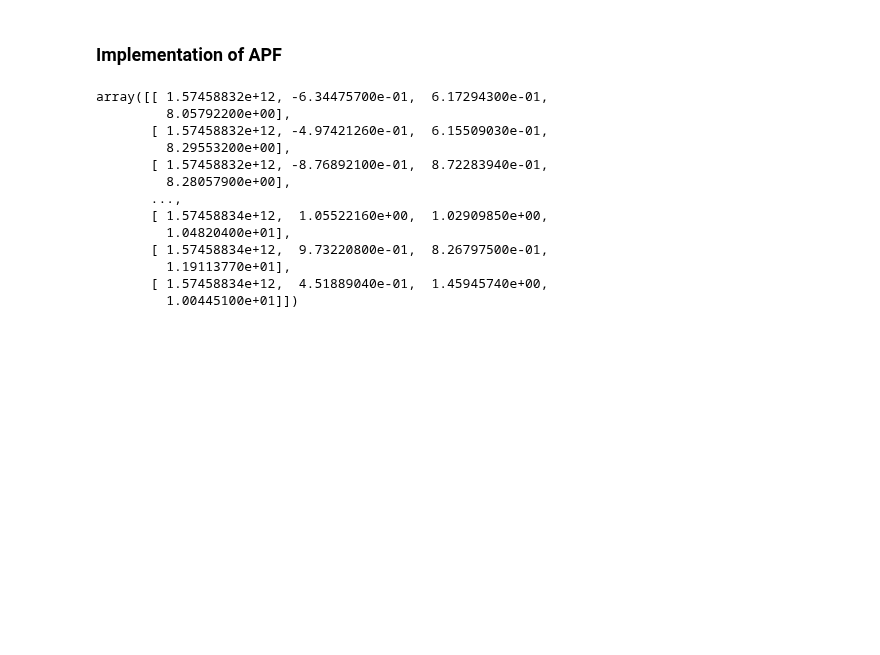
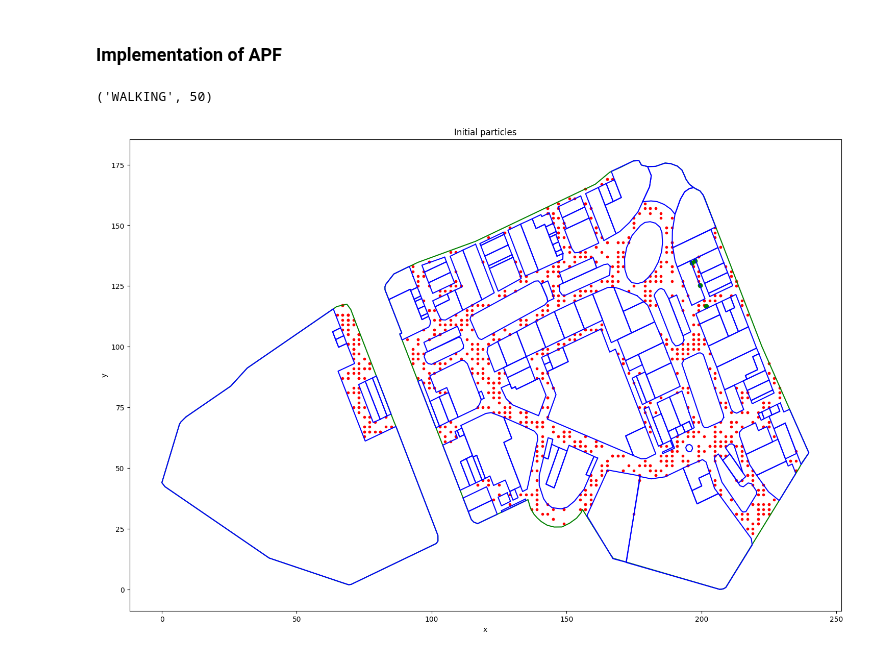
Before and after one commit to hungnd11/my-thesis, a Jupyter notebook: code/notebooks/zee.ipynb, the cells around one changed output. Cells and saved outputs as stored; diff of their text form; code cells hidden in the pictures; blank space fills up the shorter version.

```diff
--- a/code/notebooks/zee.ipynb
+++ b/code/notebooks/zee.ipynb
@@ -713,19 +713,52 @@ plt.show()
 [figure]
 # %% [markdown]
 ### Implementation of APF
-# %%
-path_datas.acce
-# %% [output]
-array([[ 1.57458832e+12, -6.34475700e-01,  6.17294300e-01,
-         8.05792200e+00],
-       [ 1.57458832e+12, -4.97421260e-01,  6.15509030e-01,
-         8.29553200e+00],
-       [ 1.57458832e+12, -8.76892100e-01,  8.72283940e-01,
-         8.28057900e+00],
-       ...,
-       [ 1.57458834e+12,  1.05522160e+00,  1.02909850e+00,
-         1.04820400e+01],
-       [ 1.57458834e+12,  9.73220800e-01,  8.26797500e-01,
-         1.19113770e+01],
-       [ 1.57458834e+12,  4.51889040e-01,  1.45945740e+00,
-         1.00445100e+01]])
+# %%
+get_state(acce, m=50)
+# %% [output]
+('WALKING', 50)
+# %%
+# Initialization
+
+ss_n = len(ss_x)
+n_particles = 1000
+
+# Range for stride length
+stride_length_min, stride_length_max = 0.5, 1.2
+
+particles = np.zeros((n_particles, 4), dtype=np.float64)
+weights = np.ones(n_particles) / n_particles
+
+# Initial random position
+ss_idx = np.random.randint(ss_n, size=n_particles)
+particles[:, 0] = ss_x[ss_idx]
+particles[:, 1] = ss_y[ss_idx]
+
+# Initial random stride length
+particles[:, 2] = np.random.uniform(stride_length_min, stride_length_max, size=n_particles)
+
+# Initial placement offset
+# TODO: It should not be fixed
+particles[:, 3] = np.radians(-10)
+# %%
+fig, ax = plt.subplots(1, 1, figsize=(18, 12))
+
+for floor_polygon in floor_polygons:
+  x, y = floor_polygon.exterior.xy
+  ax.plot(x, y, color="green", label="floor")
+
+for store_polygon in store_polygons:
+  x, y = store_polygon.exterior.xy
+  ax.plot(x, y, color="blue", label="store")
+
+ax.set_xlabel("x")
+ax.set_ylabel("y")
+ax.set_title("Initial particles")
+
+ax.scatter(particles[:, 0], particles[:, 1], marker=".", color="red", label="ss")
+ax.scatter(r_gt_location[:, 0], r_gt_location[:, 1], marker="o", color="green")
+
+plt.ticklabel_format(useOffset=False)
+plt.show()
+# %% [output]
+[figure, added]
```
Also changed, not shown: parts of 3 cells of this notebook.
